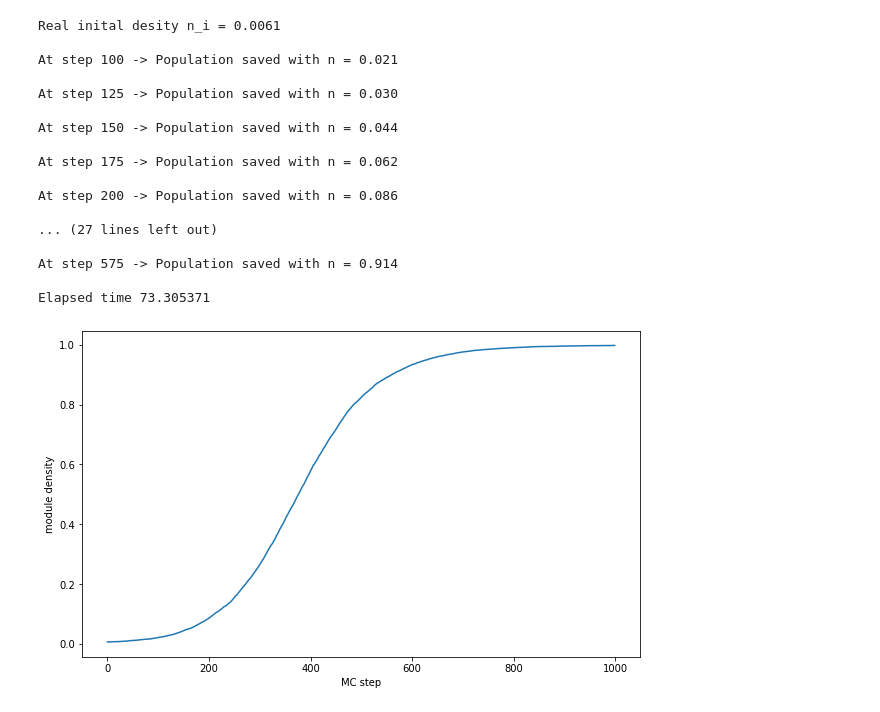
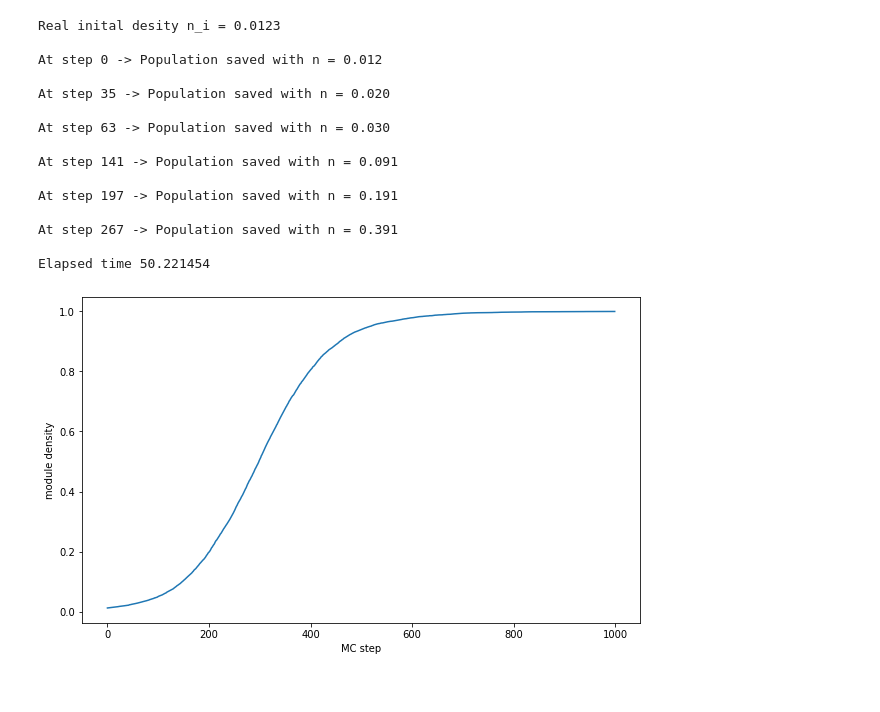
Before and after one commit to damhoe/pv-master, a Jupyter notebook: test_probability_distribution.ipynb, the cells around one changed output. Drawn from its saved outputs; the diff is of its cells as text; code cells hidden in the pictures.

Commit message:
adjusted parameters to reference values

```diff
--- a/test_probability_distribution.ipynb
+++ b/test_probability_distribution.ipynb
@@ -115,25 +115,39 @@ by assuming panel proximity as the main determining variable.
 """
 from time import time
 
-from numpy import array, dot, exp
+from numpy import array, dot, exp, sqrt
 from numpy.random import rand, seed
 from scipy.spatial.distance import pdist, squareform
 
 import matplotlib.pyplot as plt
 
+# ----------------
 # model parameters
+# ----------------
 #
-# all distances are normalized by r0 = 210 m
-# i.e. r = 20 corresponds to r_real = 210 * 20 = 4.2 km
+# all distances are normalized by r0 = 0.21 km
+# i.e. r = 20 corresponds to r_real = 210 m * 20 = 4.2 km
+#
+# $ Fresno area (about 270 km^2)
+# -> model area 256 km^2 (= 16 x 16 km^2)
+
+r0 = 0.21 # km
+
+# number of addresses
+## original number N=3*10^5
+## rescale for computability (limited memory capacity)
+NO = 300000
+scale = 1.0 / 30
+N = int(NO * scale)
 
 # area under test L^2
-L = 20
-
-# number of addresses
-N = 10000
+# rescale by sqrt(scale)
+L = 16.0 / r0 * sqrt(scale) # km
 
 # initial panel density
-n0 = 0.005
+# at start of simulation
+# the reference density for the analysis is n=3%
+n0 = 0.01
 
 seed(0)
 
@@ -152,7 +166,7 @@ n_real = density(state)
 
 print("Real inital desity n_i = %.4f\n" % n_real)
 
-exp_all_dist = exp(-all_dist)
+exp_all_dist = exp(-all_dist*all_dist)
 
 def mc_step(locs, state):
     #
@@ -175,46 +189,50 @@ populations = []
 # run simulation
 #----------------
 n_steps = 1000
 tStart = time()
 
+tol = 1e-2
+ns = [0.02, 0.03, 0.04, 0.1, 0.2, 0.4]
+
 for step in range(n_steps):
     mc_step(locs, state)
     n = density(state)
     densities.append(n)
 
-    if step >= 100 and step < 600 \
-        and step % 25 == 0:
+    #if step >= 100 and step < 600 \
+    #    and step % 100 == 0:
+    for ni in ns:
+        if abs(ni - n) < tol:
+            ns.pop(0)
             # print information
             print("At step %d -> Population saved with n = %.3f\n" % (step, n))
             populations.append(Population(state, locs, n, mDist=all_dist))
 
 elapsed = time() - tStart
 print("Elapsed time %f" % elapsed)
 
 fig = plt.figure(figsize=(10, 6))
 plt.plot(densities)
 plt.xlabel('MC step')
 plt.ylabel('module density')
 plt.show()
 # %% [output]
-Real inital desity n_i = 0.0061
+Real inital desity n_i = 0.0123
 
-At step 100 -> Population saved with n = 0.021
+At step 0 -> Population saved with n = 0.012
 
-At step 125 -> Population saved with n = 0.030
+At step 35 -> Population saved with n = 0.020
 
-At step 150 -> Population saved with n = 0.044
+At step 63 -> Population saved with n = 0.030
 
-At step 175 -> Population saved with n = 0.062
+At step 141 -> Population saved with n = 0.091
 
-At step 200 -> Population saved with n = 0.086
+At step 197 -> Population saved with n = 0.191
 
-... (27 lines left out)
+At step 267 -> Population saved with n = 0.391
 
-At step 575 -> Population saved with n = 0.914
-
-Elapsed time 73.305371
+Elapsed time 50.221454
-[figure, old version]
+[figure, new version]
 # %%
 """
 --------------------------------
```
Also changed, not shown: parts of 2 cells of this notebook.
